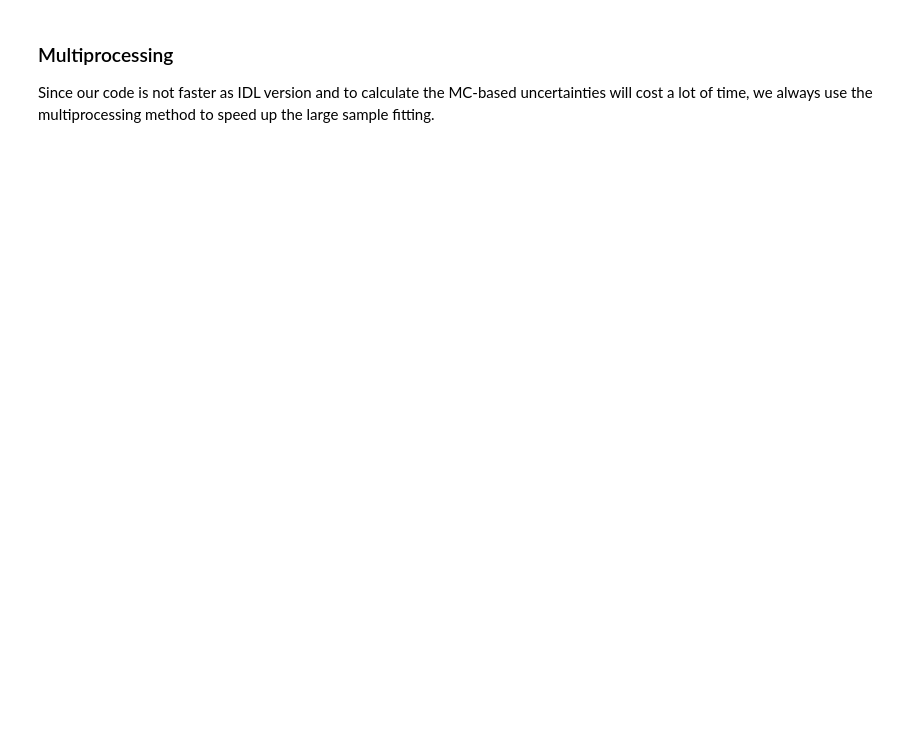
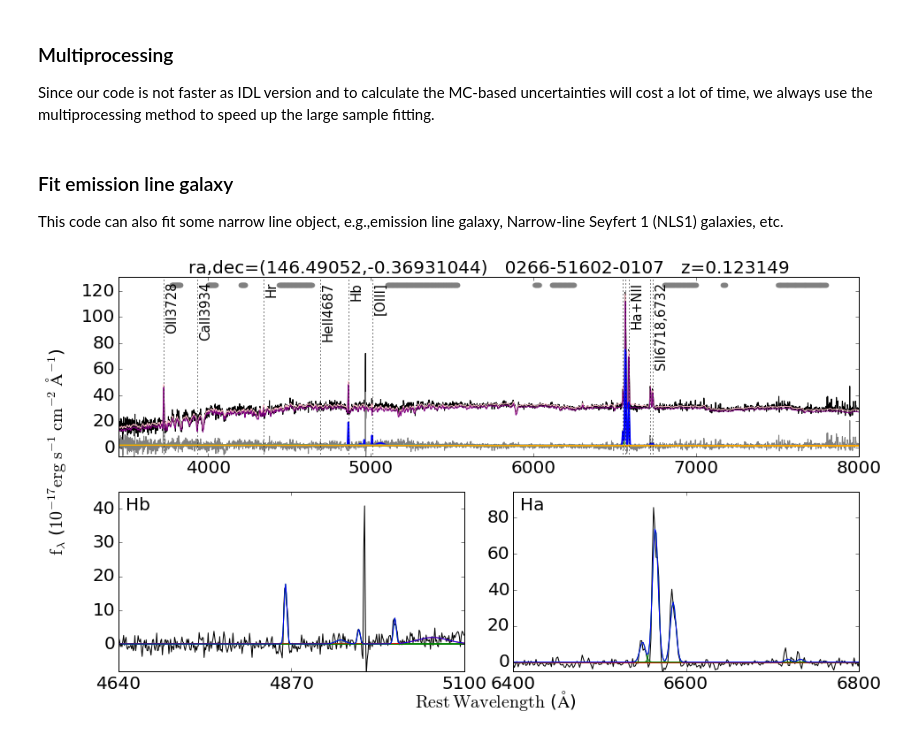
Before and after one commit to legolason/PyQSOFit, a Jupyter notebook: example.ipynb, the cells around one changed output. Saved outputs shown, nothing was run; the diff lists cells and outputs as text; code cells hidden in the pictures; blank space fills up the shorter version.

```diff
--- a/example.ipynb
+++ b/example.ipynb
@@ -269,7 +269,7 @@ def job(files):
     q = QSOFit(lam, flux, err, z, ra = ra, dec = dec, plateid = plateid, mjd = mjd, fiberid = fiberid, path = path1)
 
     q.Fit(name = None,nsmooth = 1, and_or_mask = False, deredden = True, reject_badpix = False, wave_range = None, wave_mask =None,\
-       decomposition_host = True, Mi = None, npca_gal = 5, npca_qso = 20, nsmooth_qso = 1,\
+       decomposition_host = True, Mi = None, npca_gal = 5, npca_qso = 20, \
        Fe_uv_op = True, poly = True, BC = False, rej_abs = False, initial_guess = None, MC = False, \
         n_trails = 5, linefit = True, tie_lambda = True, tie_width = True, tie_flux_1 = False, tie_flux_2 = False,
        save_result = False, plot_fig = True,save_fig = True, plot_line_name = True, plot_legend = True, \
@@ -287,3 +287,34 @@ if __name__ == '__main__':
 
     end = timeit.default_timer()
     print('Fitting finished in : '+str(np.round(end-start))+'s')
+# %% [markdown]
+### Fit emission line galaxy
+This code can also fit some narrow line object, e.g.,emission line galaxy, Narrow-line Seyfert 1 (NLS1) galaxies, etc.
+# %%
+data=fits.open(path1+'test/data/galaxy/spec-0266-51602-0107.fits')
+lam=10**data[1].data['loglam']        # OBS wavelength [A]
+flux=data[1].data['flux']             # OBS flux [erg/s/cm^2/A]
+err=1./np.sqrt(data[1].data['ivar'])  # 1 sigma error
+err[np.where(err == np.inf)] = 100    # set an upper limit for INF err
+z=data[2].data['z'][0]                # Redshift
+
+
+#Optinal
+ra=data[0].header['plug_ra']          # RA
+dec=data[0].header['plug_dec']        # DEC
+plateid = data[0].header['plateid']   # SDSS plate ID
+mjd = data[0].header['mjd']           # SDSS MJD
+fiberid = data[0].header['fiberid']   # SDSS fiber ID
+
+
+
+q = QSOFit(lam,flux,err,z,ra=ra,dec=dec,plateid= plateid,mjd=mjd,fiberid= fiberid,path = path)
+
+q.Fit(name=None, nsmooth =1, and_or_mask = False,deredden = True,reject_badpix = False,wave_range =None,wave_mask =None,\
+   decomposition_host = True, Mi = None, npca_gal = 5, npca_qso = 20,\
+   Fe_uv_op = True, poly = False, BC = False, rej_abs = False,initial_guess = None, MC = True, \
+    n_trails = 1,linefit = True, tie_lambda = True, tie_width = True, tie_flux_1 = True,tie_flux_2 = True,
+   save_result = True, plot_fig = True,save_fig = True,plot_line_name = True, plot_legend = False, \
+      dustmap_path='/Users/legolason/study/sed/dustmap/',save_fig_path =path3,save_fits_path= None, save_fits_name = None)
+# %% [output]
+[figure, added]
```
Also changed, not shown: parts of 5 cells of this notebook, 1 other file.
